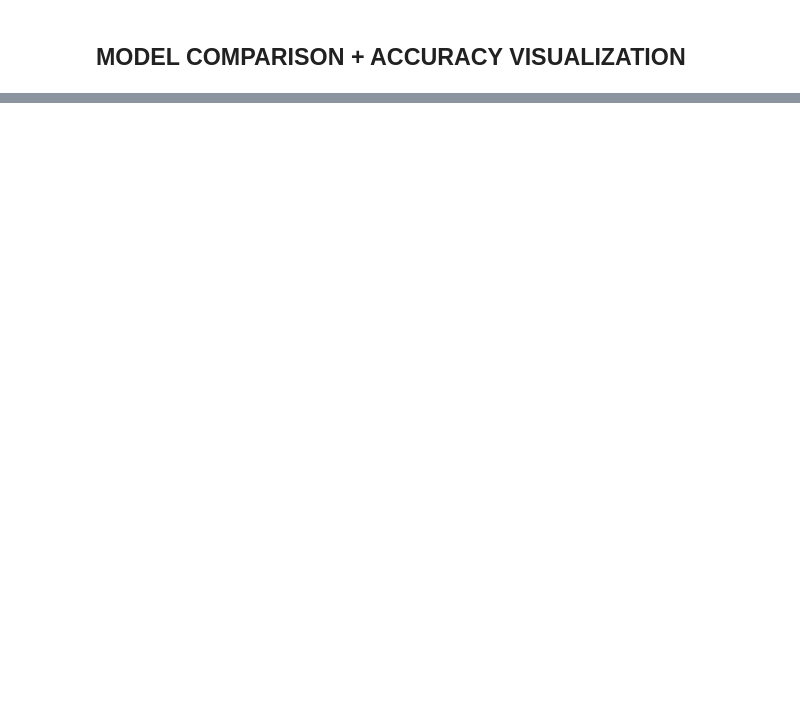
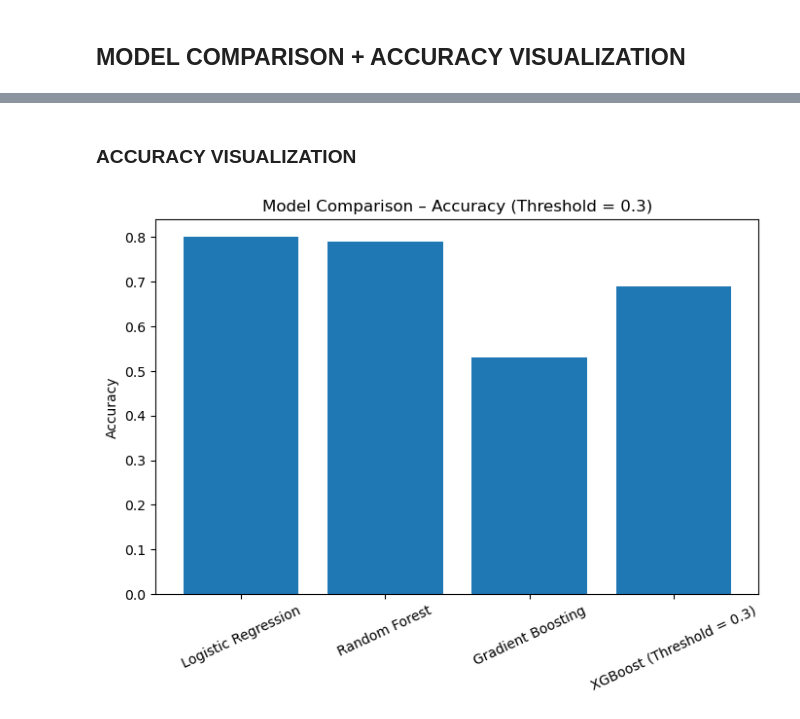
Before and after one commit to Alamin-refat/customer-churn-prediction, a Jupyter notebook: telco_churn.ipynb, the cells around one changed output, grey strips where cells are left out. Saved outputs shown, nothing was run; the diff lists cells and outputs as text; code cells hidden in the pictures; blank space fills up the shorter version.

Commit message:
final model compare visualization complete

```diff
--- a/telco_churn.ipynb
+++ b/telco_churn.ipynb
@@ -617,2 +607,34 @@ This ensures that most churn-prone customers are identified early for retention
 # %% [markdown]
 ## MODEL COMPARISON + ACCURACY VISUALIZATION
+# %%
+import pandas as pd
+
+model_comparison = {
+    "Model": [
+        "Logistic Regression",
+        "Random Forest",
+        "Gradient Boosting",
+        "XGBoost (Threshold = 0.3)"
+    ],
+    "Accuracy": [
+        0.80,
+        0.79,
+        0.53,
+        0.69
+    ],
+    "Recall (Churn = 1)": [
+        0.55,
+        0.58,
+        0.94,
+        0.83
+    ],
+    "Precision (Churn = 1)": [
+        0.51,
+        0.54,
+        0.36,
+        0.46
+    ]
+}
+
+df_compare = pd.DataFrame(model_comparison)
+df_compare
@@ -618,0 +647,13 @@ This ensures that most churn-prone customers are identified early for retention
+# %% [markdown]
+### ACCURACY VISUALIZATION
+# %%
+import matplotlib.pyplot as plt
+
+plt.figure(figsize=(8,5))
+plt.bar(df_compare["Model"], df_compare["Accuracy"])
+plt.xticks(rotation=25)
+plt.ylabel("Accuracy")
+plt.title("Model Comparison – Accuracy (Threshold = 0.3)")
+plt.show()
+# %% [output]
+[figure, added]
```
Also changed, not shown: parts of 16 cells of this notebook.
